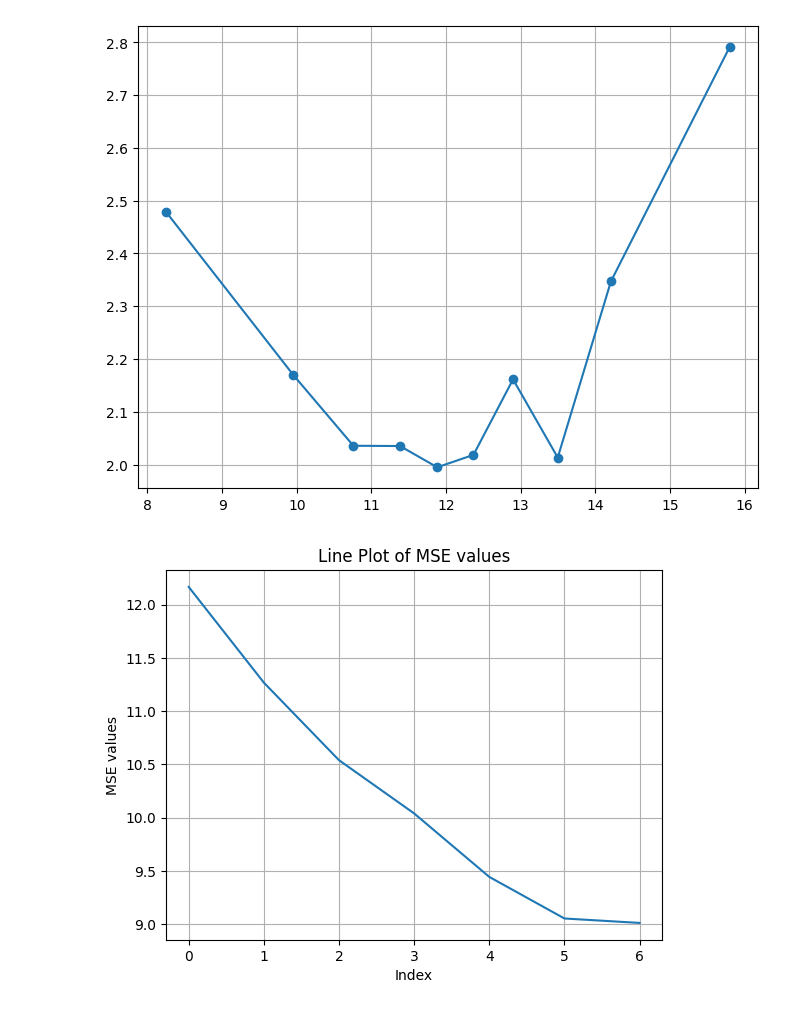
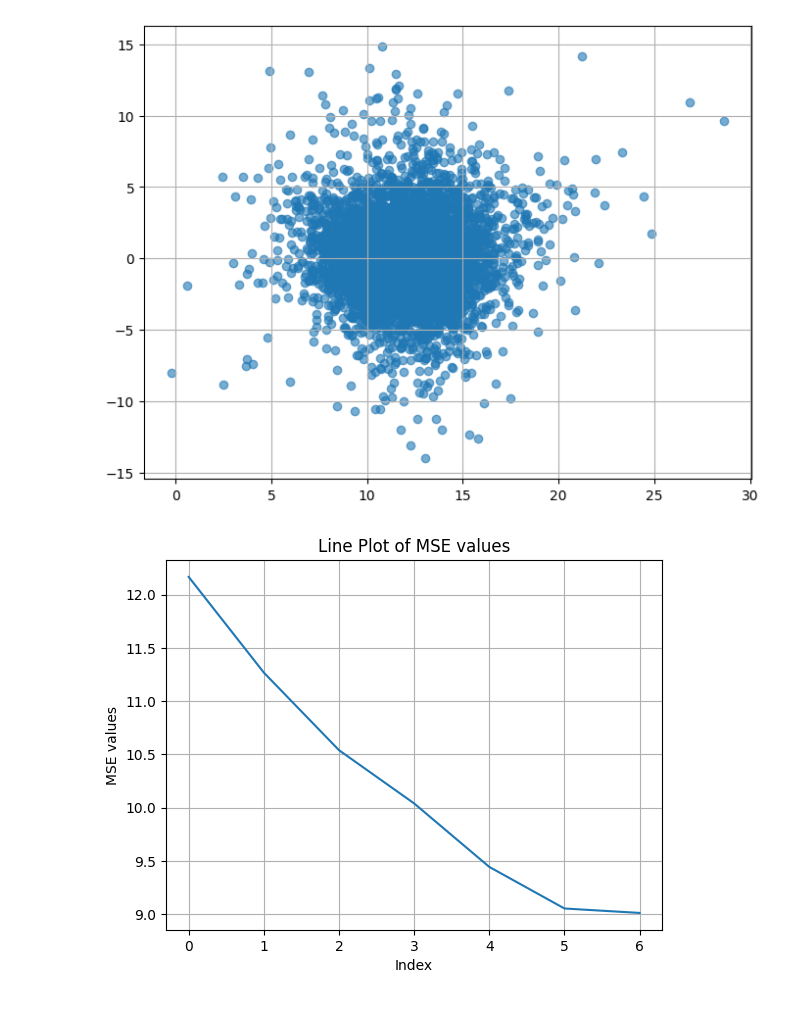
Before and after one commit to abss123/stat_254_solutions, a Jupyter notebook: Lab 3/linear_regression_with_tuning.ipynb, the cells around one changed output. Cells and saved outputs as stored; diff of their text form; code cells hidden in the pictures.

```diff
--- a/Lab 3/linear_regression_with_tuning.ipynb
+++ b/Lab 3/linear_regression_with_tuning.ipynb
@@ -516,21 +551,19 @@ print(np.mean(np.append(y_pred_val, y_pred_train)), np.mean(np.append(y_val, y_t
 # %%
-error = abs(y_pred_train - y_train)
+error = (y_pred_train - y_train)
 
-
-# Set up the plot using the object-oriented approach
 fig, ax = plt.subplots(figsize=(8, 6))
 
-# plt.scatter(
-#     x=y_pred_train.reshape(-1),
-#     y=error.reshape(-1),
-#     alpha=0.6
-# )
+plt.scatter(
+    x=y_pred_train.reshape(-1),
+    y=error.reshape(-1),
+    alpha=0.6
+)
 
-quantile_plot(x=y_pred_train.reshape(-1), y=error.reshape(-1), ax=ax, bins=10)
+# quantile_plot(x=y_pred_train.reshape(-1), y=error.reshape(-1), ax=ax, bins=10)
 
 plt.grid(True)
 # %% [output]
-[figure, old version]
+[figure, new version]
 # %%
 mse_ = [12.1668, 11.2683, 10.5399, 10.0399, 9.4438, 9.0534, 9.0118]
 r2_ = [0.9279, 0.8578, 0.8113, 0.7708, 0.7073, 0.6814, 0.6788]
```
Also changed, not shown: parts of 25 cells of this notebook.
